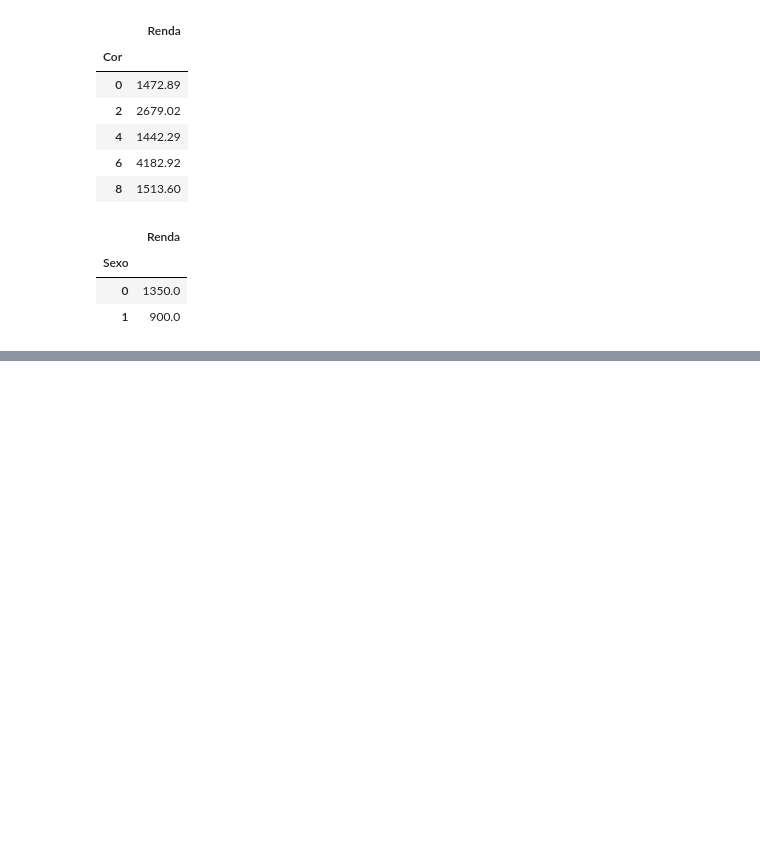
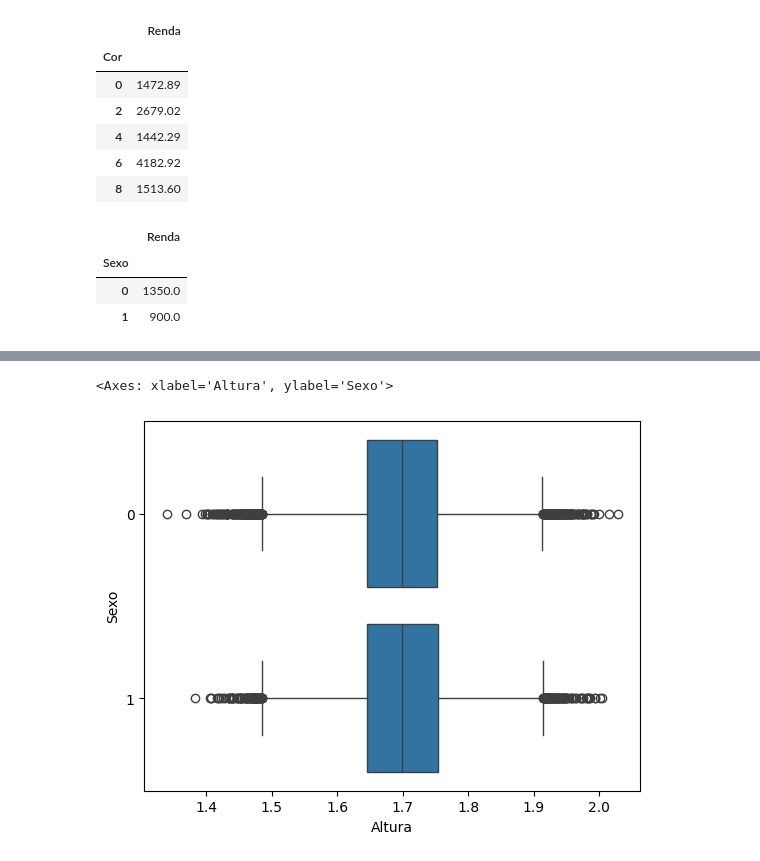
Before and after one commit to PNGFaria/Estatistica-com-Python-frequencias-e-medidas, a Jupyter notebook: renda.ipynb, the cells around one changed output, grey strips where cells are left out. Saved outputs shown, nothing was run; the diff lists cells and outputs as text; code cells hidden in the pictures; blank space fills up the shorter version.

Commit message:
Frequências e medidas
Calculo de desvio padrão e plotagem de boxplot

```diff
--- a/renda.ipynb
+++ b/renda.ipynb
@@ -280,0 +354,5 @@ renda.groupby(['Sexo'])[['Renda']].median()
+# %%
+sns.boxplot(x = 'Altura', y = 'Sexo', data = renda, orient = 'h')
+# %% [output]
+<Axes: xlabel='Altura', ylabel='Sexo'>
+[figure, added]
```
Also changed, not shown: parts of 13 cells of this notebook.
